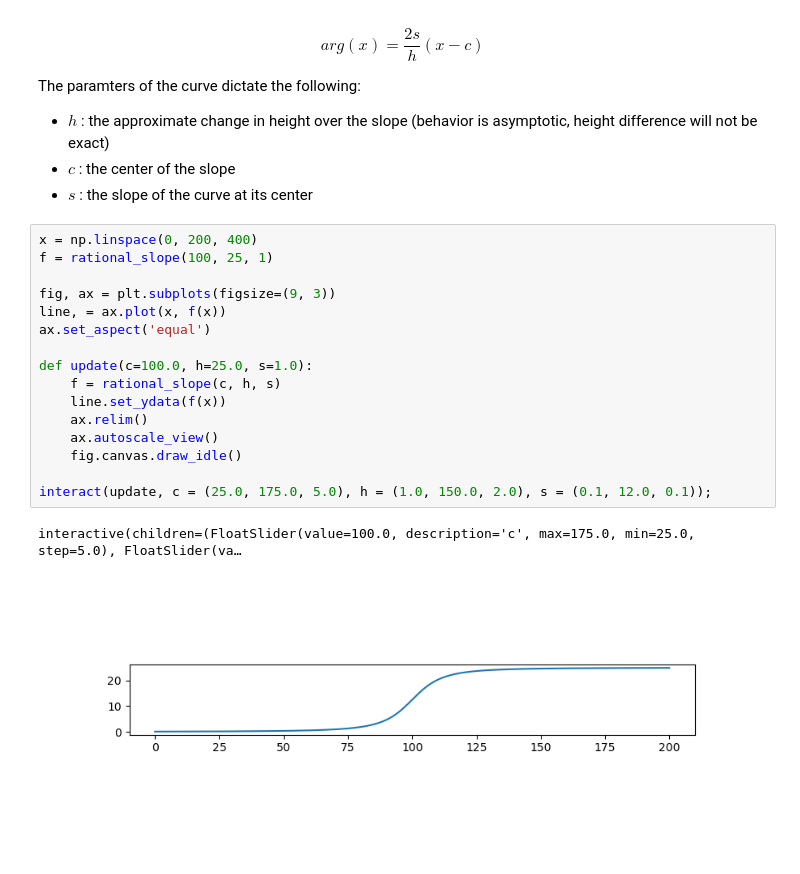
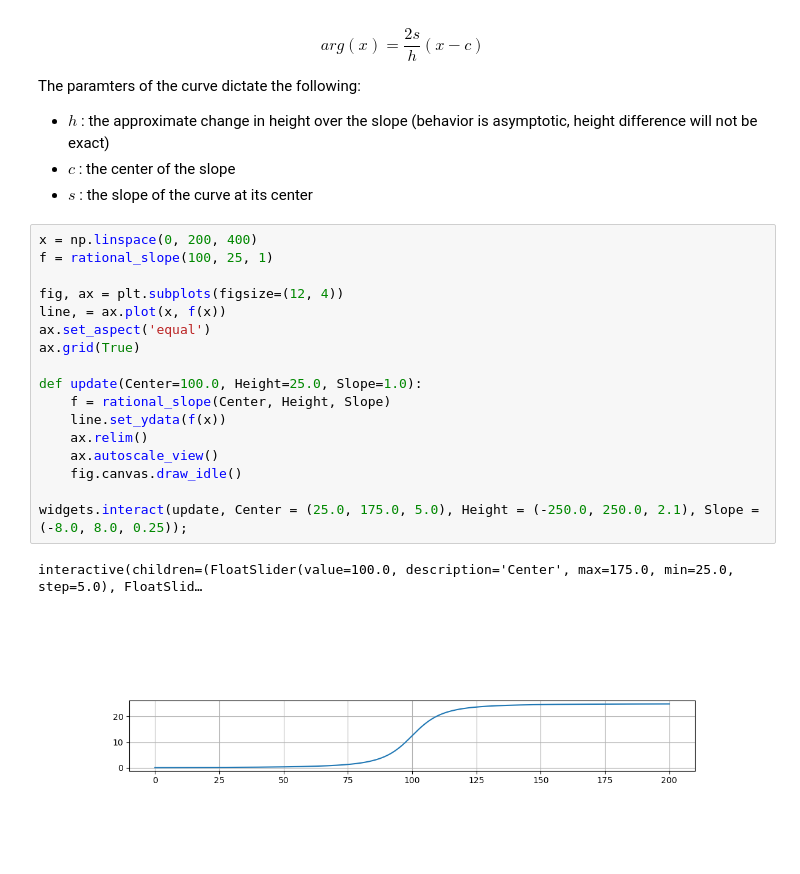
Before and after one commit to iditmer/manifold-terrain, a Jupyter notebook: examples/rational_slopes.ipynb, the cells around one changed output. Drawn from its saved outputs; the diff is of its cells as text.

```diff
--- a/examples/rational_slopes.ipynb
+++ b/examples/rational_slopes.ipynb
@@ -23,19 +24,20 @@ The paramters of the curve dictate the following:
 # %%
 x = np.linspace(0, 200, 400)
 f = rational_slope(100, 25, 1)
 
-fig, ax = plt.subplots(figsize=(9, 3))
+fig, ax = plt.subplots(figsize=(12, 4))
 line, = ax.plot(x, f(x))
 ax.set_aspect('equal')
+ax.grid(True)
 
-def update(c=100.0, h=25.0, s=1.0):
-    f = rational_slope(c, h, s)
+def update(Center=100.0, Height=25.0, Slope=1.0):
+    f = rational_slope(Center, Height, Slope)
     line.set_ydata(f(x))
     ax.relim()
     ax.autoscale_view()
     fig.canvas.draw_idle()
 
-interact(update, c = (25.0, 175.0, 5.0), h = (1.0, 150.0, 2.0), s = (0.1, 12.0, 0.1));
+widgets.interact(update, Center = (25.0, 175.0, 5.0), Height = (-250.0, 250.0, 2.1), Slope = (-8.0, 8.0, 0.25));
 # %% [output]
-interactive(children=(FloatSlider(value=100.0, description='c', max=175.0, min=25.0, step=5.0), FloatSlider(va…
+interactive(children=(FloatSlider(value=100.0, description='Center', max=175.0, min=25.0, step=5.0), FloatSlid…
-[figure, old version]
+[figure, new version]
```
Also changed, not shown: parts of 2 cells of this notebook.
